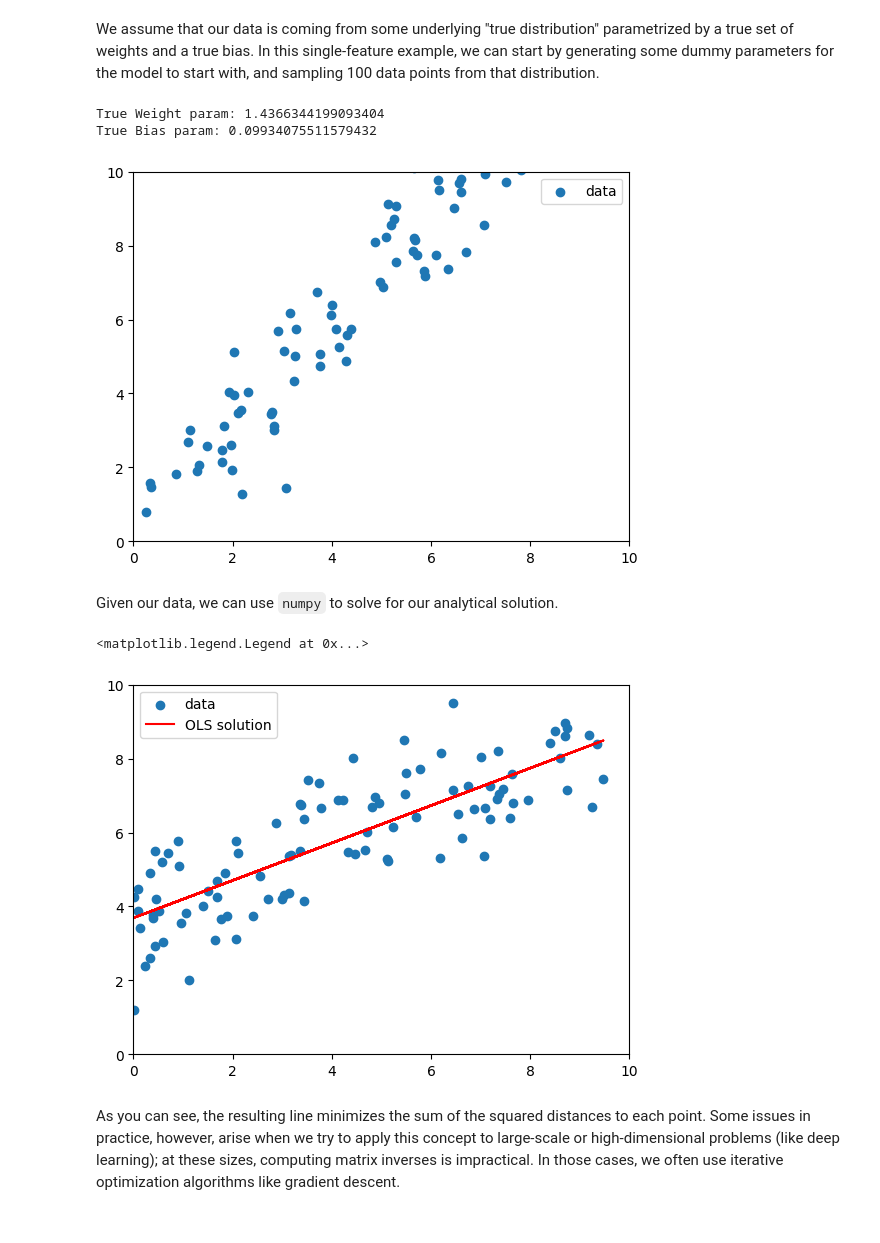
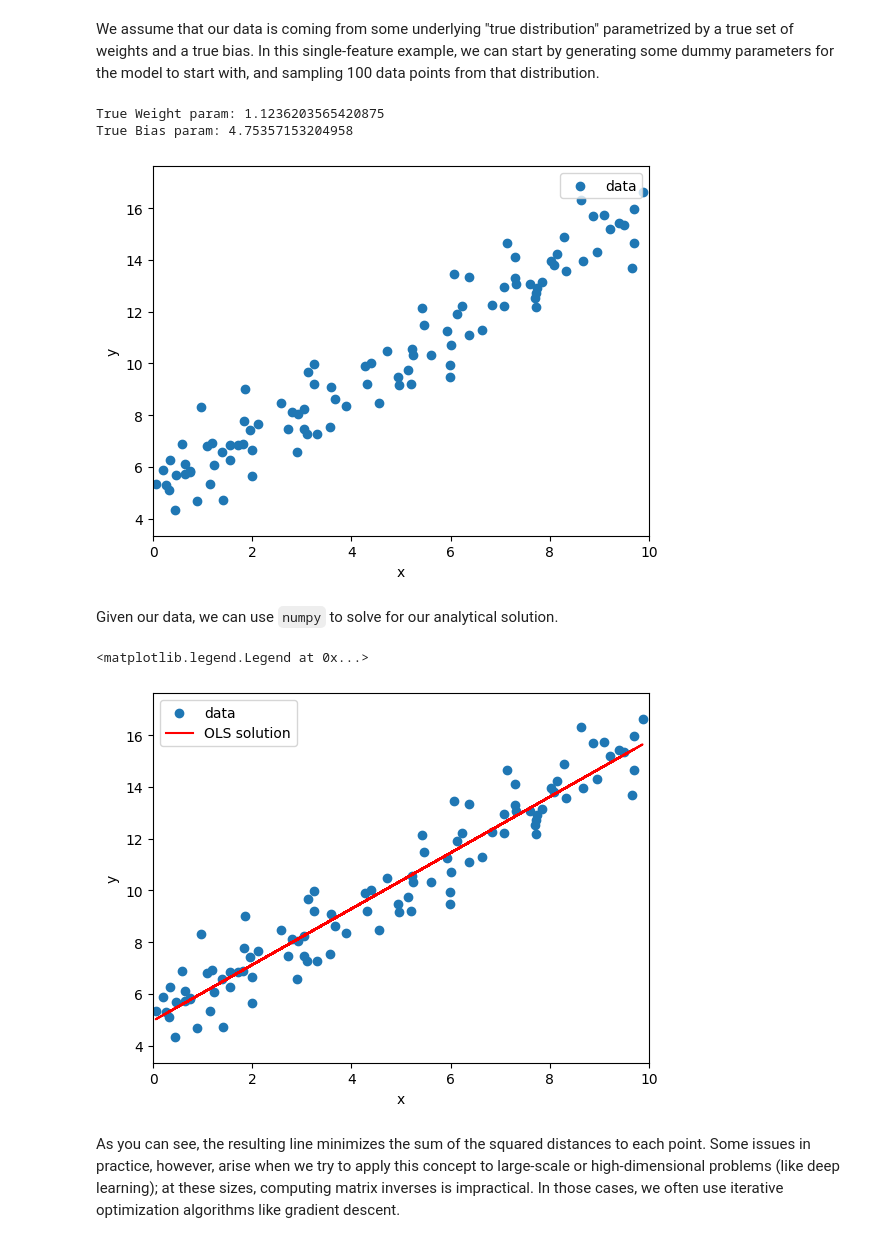
Before and after one commit to aopatric/notebook-ml, a Jupyter notebook: notebooks/linear_regression.ipynb, the cells around one changed output. Saved outputs shown, nothing was run; the diff lists cells and outputs as text; code cells hidden in the pictures.

```diff
--- a/notebooks/linear_regression.ipynb
+++ b/notebooks/linear_regression.ipynb
@@ -56,7 +56,7 @@ import matplotlib.pyplot as plt
 We assume that our data is coming from some underlying "true distribution" parametrized by a true set of weights and a true bias. In this single-feature example, we can start by generating some dummy parameters for the model to start with, and sampling 100 data points from that distribution.
 # %%
 # for reproducibility
-# np.random.seed(42)
+np.random.seed(42)
 
 # get some random parameters for the model
 true_w = 3 * np.random.random()
@@ -73,34 +73,38 @@ y = true_w * X + true_b + np.random.randn(100, 1) # adding some noise to the out
 #visualize the data
 plt.scatter(X, y, label='data')
 plt.xlim(0, 10)
-plt.ylim(0, 10)
+plt.ylim(y.min() - 1, y.max() + 1)
+plt.xlabel('x')
+plt.ylabel('y')
 plt.legend()
 plt.show()
 # %% [output]
-True Weight param: 1.4366344199093404
-True Bias param: 0.09934075511579432
+True Weight param: 1.1236203565420875
+True Bias param: 4.75357153204958
-[figure, old version]
+[figure, new version]
 # %% [markdown]
 Given our data, we can use `numpy` to solve for our analytical solution.
 # %%
 # turn bias term into last dim of inputs
 X_aug = np.hstack([X, np.ones_like(X)])
 
 # compute the OLS solution
 w_hat = np.linalg.inv(X_aug.T @ X_aug) @ X_aug.T @ y
 
 b_hat = w_hat[-1]
 w_hat = w_hat[:-1]
 
 # plot the data and the OLS solution
 plt.scatter(X, y, label='data')
 plt.xlim(0, 10)
-plt.ylim(0, 10)
+plt.ylim(y.min() - 1, y.max() + 1)
+plt.xlabel('x')
+plt.ylabel('y')
 plt.plot(X, w_hat * X + b_hat, label='OLS solution', color='red')
 plt.legend()
 # %% [output]
 <matplotlib.legend.Legend at 0x...>
-[figure, old version]
+[figure, new version]
 # %% [markdown]
 As you can see, the resulting line minimizes the sum of the squared distances to each point. Some issues in practice, however, arise when we try to apply this concept to large-scale or high-dimensional problems (like deep learning); at these sizes, computing matrix inverses is impractical. In those cases, we often use iterative optimization algorithms like gradient descent.
 # %% [markdown]
```
Also changed, not shown: parts of 1 cell of this notebook.
